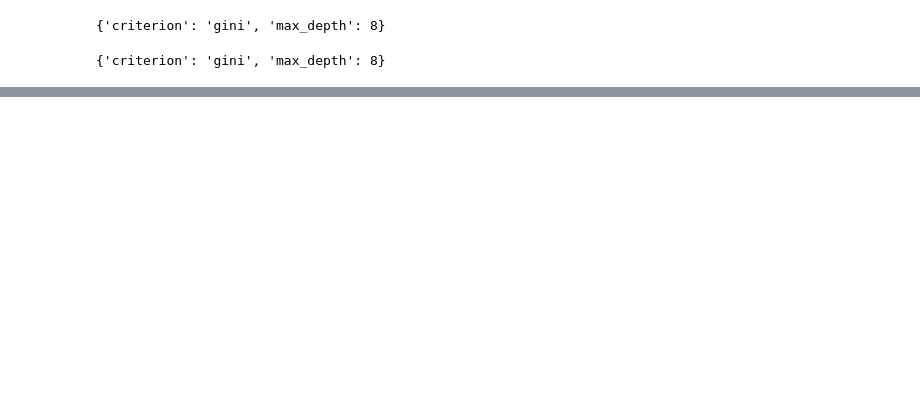
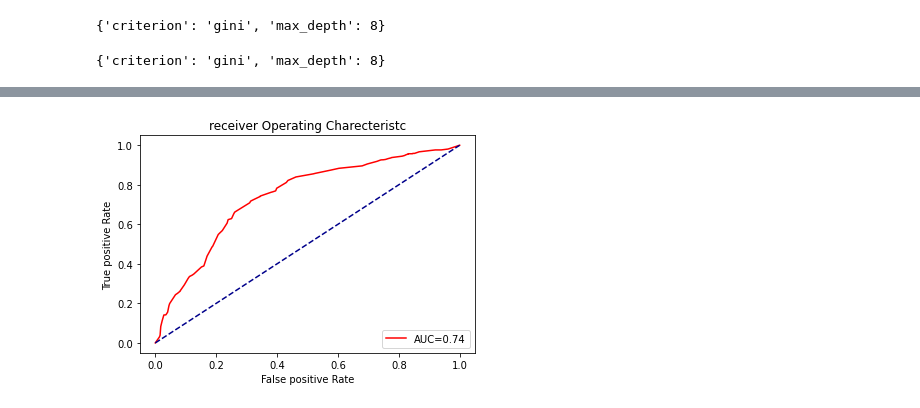
Before and after one commit to DepinSundaram/AIML, a Jupyter notebook: Sandeep-Hackathon/season 1/Hackathon.ipynb, the cells around one changed output, grey strips where cells are left out. Saved outputs shown, nothing was run; the diff lists cells and outputs as text; code cells hidden in the pictures; blank space fills up the shorter version.

```diff
--- a/Sandeep-Hackathon/season 1/Hackathon.ipynb
+++ b/Sandeep-Hackathon/season 1/Hackathon.ipynb
@@ -553,8 +559,8 @@ class Modals:
         return arr
 
     def decision_tree_classification(self, max_depth, criterion):
-        dtc = DecisionTreeClassifier(max_depth=max_depth, criterion=criterion)
-        dtc = dtc.fit(self.X_train, self.y_train)
+        self.dtc = DecisionTreeClassifier(max_depth=max_depth, criterion=criterion)
+        self.dtc = self.dtc.fit(self.X_train, self.y_train)
         self.y_pred = dtc.predict(self.X_test)
         self.accurecy_score_pt = accuracy_score(self.y_test,self.y_pred)*100
         self.cm = confusion_matrix(self.y_test,self.y_pred)
@@ -565,6 +571,10 @@ class Modals:
         print("-------------------------------------")
         fig, ax = plt.subplots(figsize=(5,3))
         sns.heatmap(self.cm, cmap="YlGnBu", annot=True, fmt = '.4g', cbar=False, ax=ax)
+        return self.dtc
+
+    def random_forest_classification(self):
+        y_pred = dct.predict(mod.X_test)
 
     def measurements(self):
         TN = self.cm[0,0] #Actually 0, but predicted as 0: TN
@@ -583,12 +593,28 @@ class Modals:
         df_measurements = pd.DataFrame(frame_contents)
         return {"measurements":df_measurements}
 
-    def compute_auc(test, train_instance):
-        probs = train_instance.predict_proba(test)
+    def compute_auc(self):
+        probs = self.probability
         prob_positive = probs[:,1]
-        fpr, tpr, threshold = roc_curve(y_test,prob_positive)
-        roc_auc = auc(fpr,tpr)
-        return roc_auc,fpr,tpr
+        self.fpr, self.tpr, self.threshold = roc_curve(self.y_test,prob_positive)
+        self.roc_auc = auc(self.fpr,self.tpr)
+        return self.roc_auc,self.fpr,self.tpr
+
+    def plot_ROC(self):
+        plt.title("receiver Operating Charecteristc")
+        plt.plot(self.fpr,self.tpr,'red',label = 'AUC=%0.2f'% self.roc_auc)
+        plt.legend(loc = 'lower right')
+        plt.plot([0,1],[0,1], color = 'darkblue',linestyle='--')
+        plt.ylabel('True positive Rate')
+        plt.xlabel('False positive Rate')
+        plt.show()
+
+    def ftt(self):
+        self.fttdf = pd.DataFrame(np.hstack((self.threshold.reshape(-1,1),self.fpr.reshape(-1,1),self.tpr.reshape(-1,1))),columns = ['threshold','fpr','tpr'])
+        return self.fttdf
+
+    def predict(self):
+        self.y_pred = self.dct.predict(self.X_test)
 # %%
 mod = Modals(edai.df)
 # %%
@@ -671,0 +734,4 @@ mod.measurements()["measurements"]
+# %%
+mod.plot_ROC()
+# %% [output]
+[figure, added]
```
Also changed, not shown: parts of 25 cells of this notebook, 1 other file.
